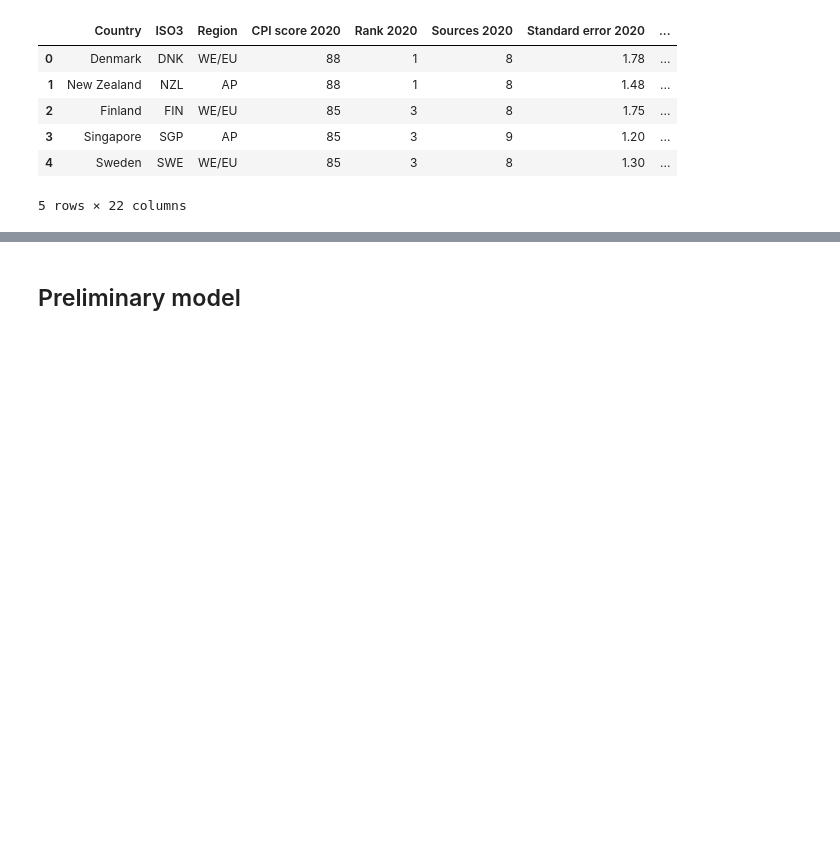
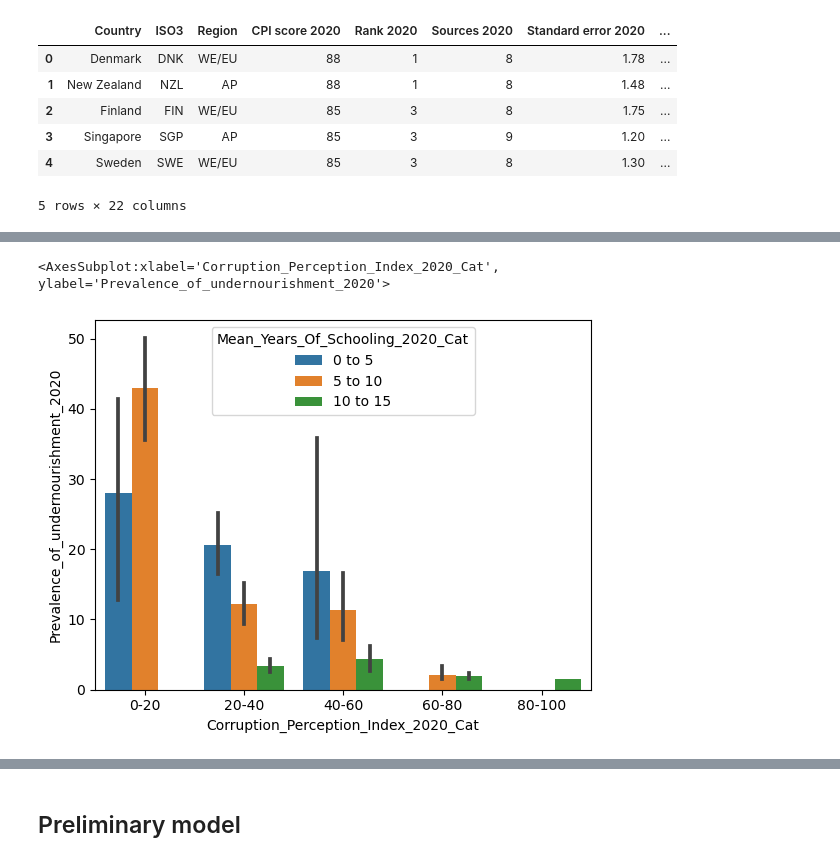
Before and after one commit to Sean2309/10.020_DataDrivenWorld_2D_Project-, a Jupyter notebook: Code/Modelling/linear_regression.ipynb, the cells around one changed output, grey strips where cells are left out. Cells and saved outputs as stored; diff of their text form; code cells hidden in the pictures; blank space fills up the shorter version.

```diff
--- a/Code/Modelling/linear_regression.ipynb
+++ b/Code/Modelling/linear_regression.ipynb
@@ -161,0 +302,5 @@ df.head()
+# %%
+# Reading the df with generated cateogorical columns
+df_combined_transposed_cat_cols = pd.read_csv("..\..\Datasets\Processed\All_DF_Processed_with_Cat_Cols.csv")
+df_combined_transposed_cat_cols.drop("Unnamed: 0", axis=1, inplace=True)
+df_combined_transposed_cat_cols.head(5)
@@ -161,0 +315,17 @@ df.head()
+# %%
+# Univariate Plot
+# Hue == Access to Electricity
+plot_transposed_df_univariate(df_in=df_combined_transposed_cat_cols, save_dest="Transposed/Hue_Access_To_Electricity",cols_dict=cols_dict, key="Access_To_Electricity",x="Prevalence_of_undernourishment")
+
+# Bivariate Plots
+# Corruption Index vs Prevalence
+plot_transposed_df_bivariate_no_hue(df_in=df_combined_transposed_cat_cols, save_dest="Transposed/x_Corruption_Perception_Index",cols_dict=cols_dict, key="Corruption_Perception_Index", x="Prevalence_of_undernourishment")
+
+# Mean Years of Schooling Cat vs Fertility Rate
+plot_transposed_df_bivariate_no_hue(df_in=df_combined_transposed_cat_cols, save_dest="Transposed/x_Mean_Yrs_Schooling_y_Fertility_Rate",cols_dict=cols_dict, key="Mean_Years_Of_Schooling", x="Fertility_Rate")
+
+# Sample plot
+sns.barplot(data=df_combined_transposed_cat_cols, x="Corruption_Perception_Index_2020_Cat", y="Prevalence_of_undernourishment_2020", hue="Mean_Years_Of_Schooling_2020_Cat", order=["0-20", "20-40","40-60","60-80","80-100"])
+# %% [output]
+<AxesSubplot:xlabel='Corruption_Perception_Index_2020_Cat', ylabel='Prevalence_of_undernourishment_2020'>
+[figure, added]
```
Also changed, not shown: parts of 24 cells of this notebook, 42 other files.
